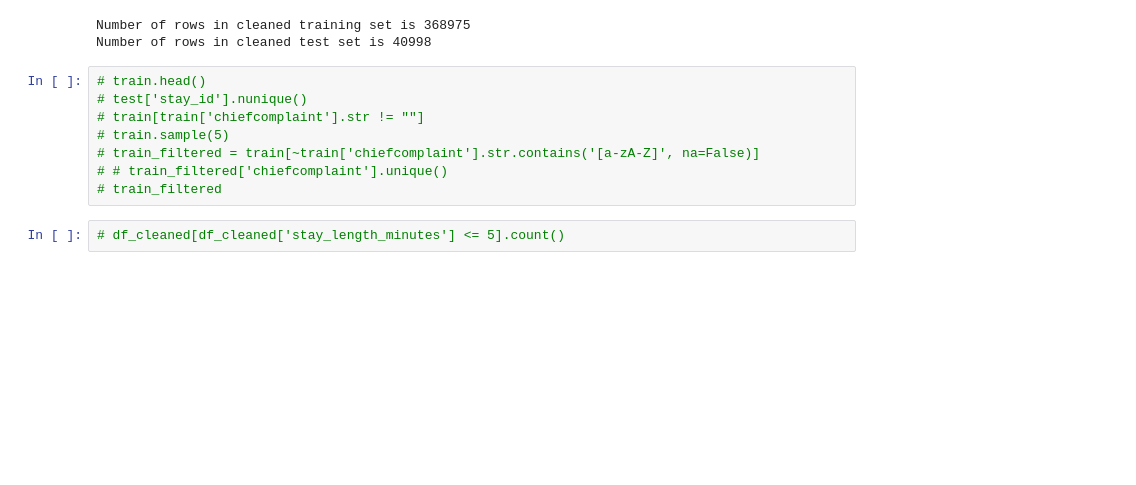
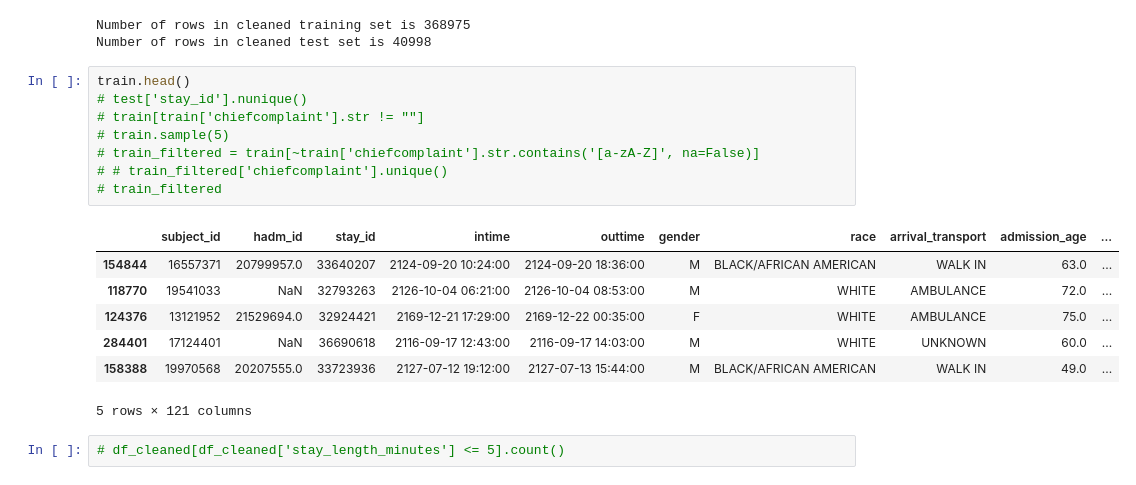
Before and after one commit to ewiesner/Emergency-Department-Wait-Times-, a Jupyter notebook: DataCleaning/clean_test.ipynb, the cells around one changed output. Cells and saved outputs as stored; diff of their text form; blank space fills up the shorter version.

```diff
--- a/DataCleaning/clean_test.ipynb
+++ b/DataCleaning/clean_test.ipynb
@@ -109,13 +107,21 @@ print('Number of rows in cleaned test set is', test['stay_id'].nunique())
 Number of rows in cleaned training set is 368975
 Number of rows in cleaned test set is 40998
 # %%
-# train.head()
+train.head()
 # test['stay_id'].nunique()
 # train[train['chiefcomplaint'].str != ""]
 # train.sample(5)
 # train_filtered = train[~train['chiefcomplaint'].str.contains('[a-zA-Z]', na=False)]
 # # train_filtered['chiefcomplaint'].unique()
 # train_filtered
+# %% [output]
+|  | subject_id | hadm_id | stay_id | intime | outtime | gender | race | arrival_transport | admission_age | ... |
+| 154844 | 16557371 | 20799957.0 | 33640207 | 2124-09-20 10:24:00 | 2124-09-20 18:36:00 | M | BLACK/AFRICAN AMERICAN | WALK IN | 63.0 | ... |
+| 118770 | 19541033 | NaN | 32793263 | 2126-10-04 06:21:00 | 2126-10-04 08:53:00 | M | WHITE | AMBULANCE | 72.0 | ... |
+| 124376 | 13121952 | 21529694.0 | 32924421 | 2169-12-21 17:29:00 | 2169-12-22 00:35:00 | F | WHITE | AMBULANCE | 75.0 | ... |
+| 284401 | 17124401 | NaN | 36690618 | 2116-09-17 12:43:00 | 2116-09-17 14:03:00 | M | WHITE | UNKNOWN | 60.0 | ... |
+| 158388 | 19970568 | 20207555.0 | 33723936 | 2127-07-12 19:12:00 | 2127-07-13 15:44:00 | M | BLACK/AFRICAN AMERICAN | WALK IN | 49.0 | ... |
+5 rows × 121 columns
 # %%
 # df_cleaned[df_cleaned['stay_length_minutes'] <= 5].count()
 # %%
```
Also changed, not shown: parts of 1 cell of this notebook, 3 other files.
